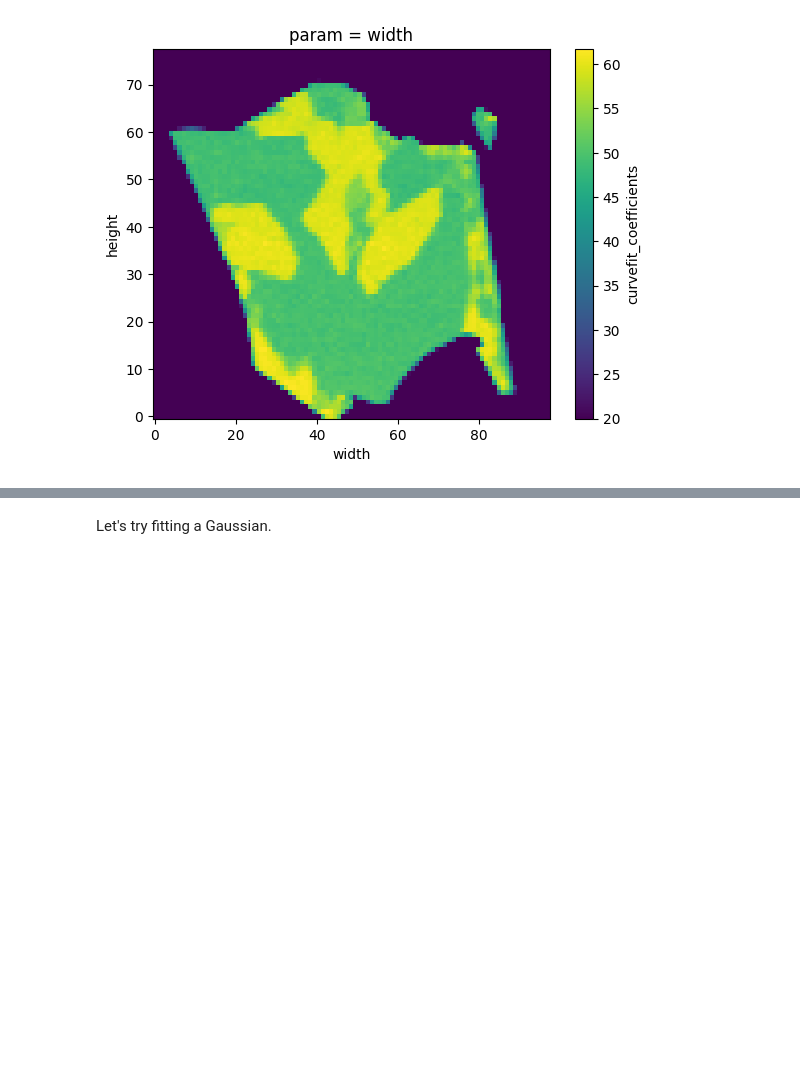
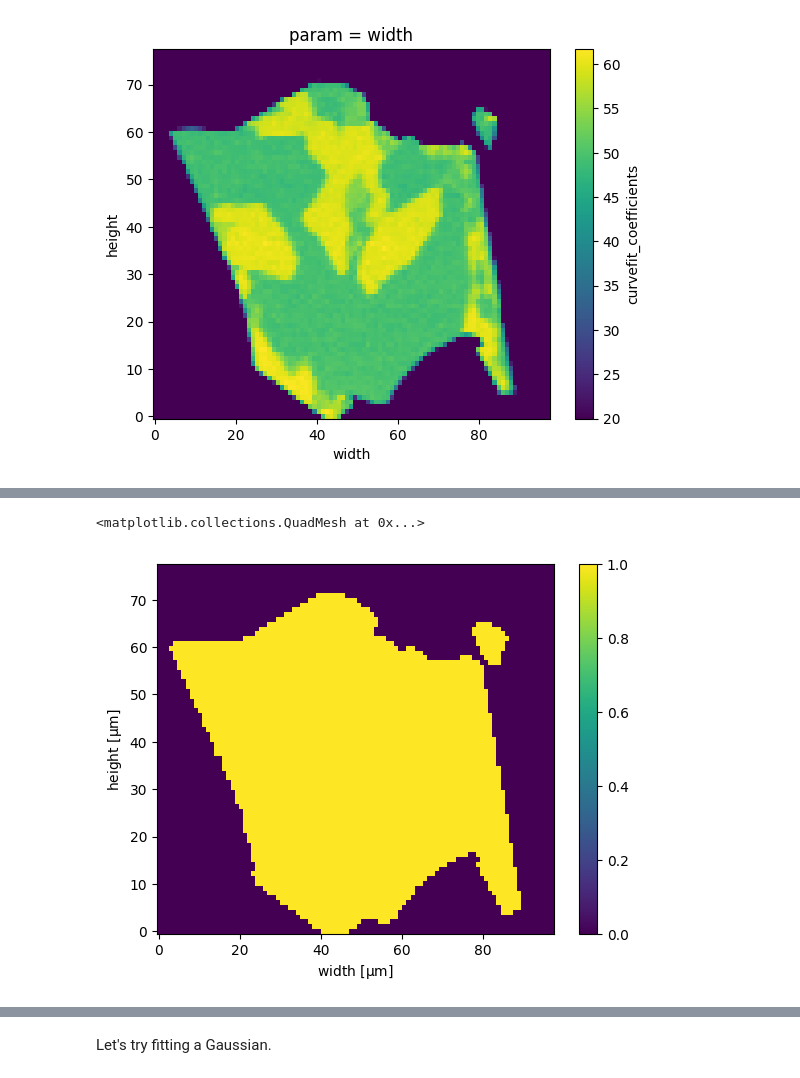
Before and after one commit to zrbyte/ramantools, a Jupyter notebook: ramantools tutorial.ipynb, the cells around one changed output, grey strips where cells are left out. Cells and saved outputs as stored; diff of their text form; code cells hidden in the pictures; blank space fills up the shorter version.

```diff
--- a/ramantools tutorial.ipynb
+++ b/ramantools tutorial.ipynb
@@ -508,0 +524,7 @@ mapfit['curvefit_coefficients'].sel(param = 'width').plot()
+# %%
+gmask = gmean > 880
+# %%
+gmask.plot()
+# %% [output]
+<matplotlib.collections.QuadMesh at 0x...>
+[figure, added]
```
Also changed, not shown: parts of 10 cells of this notebook.
